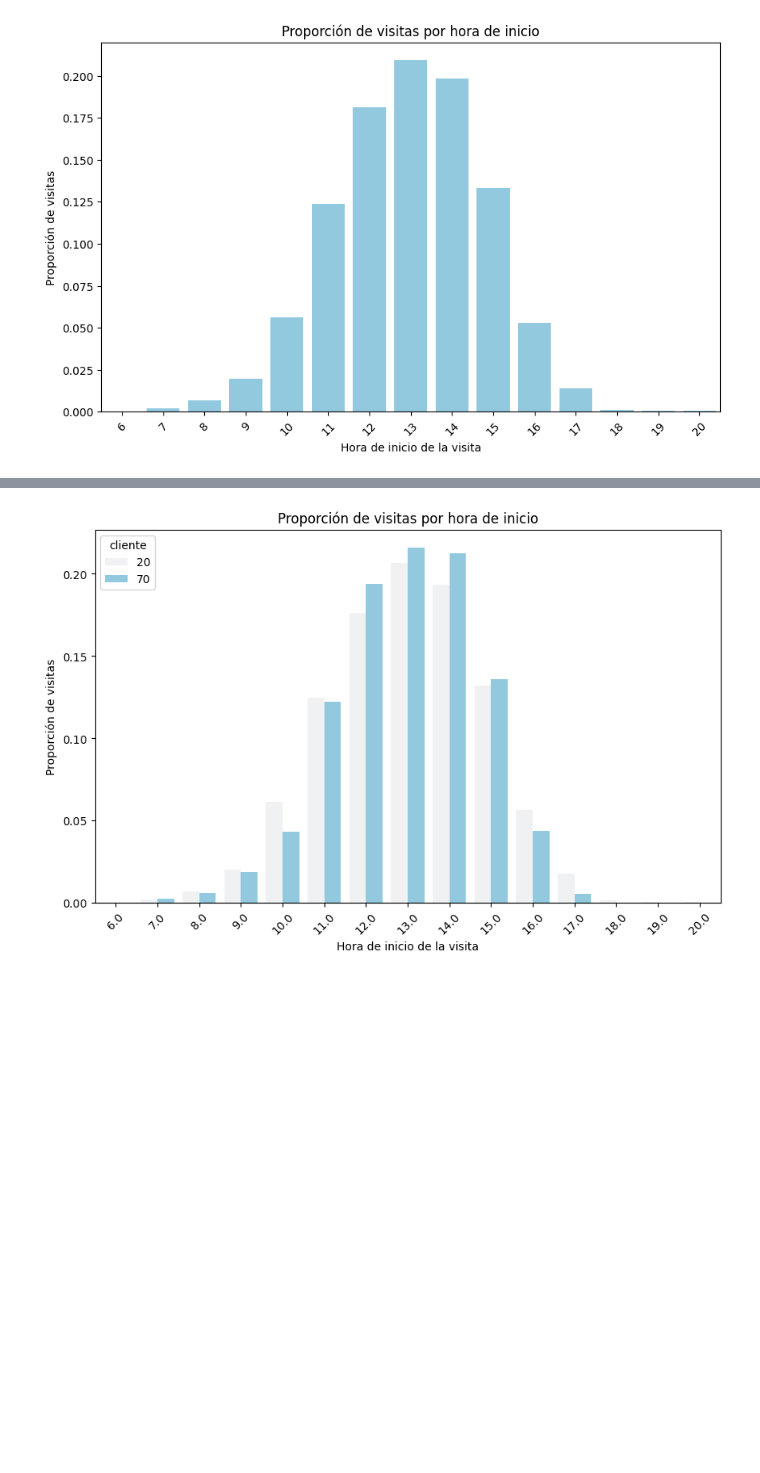
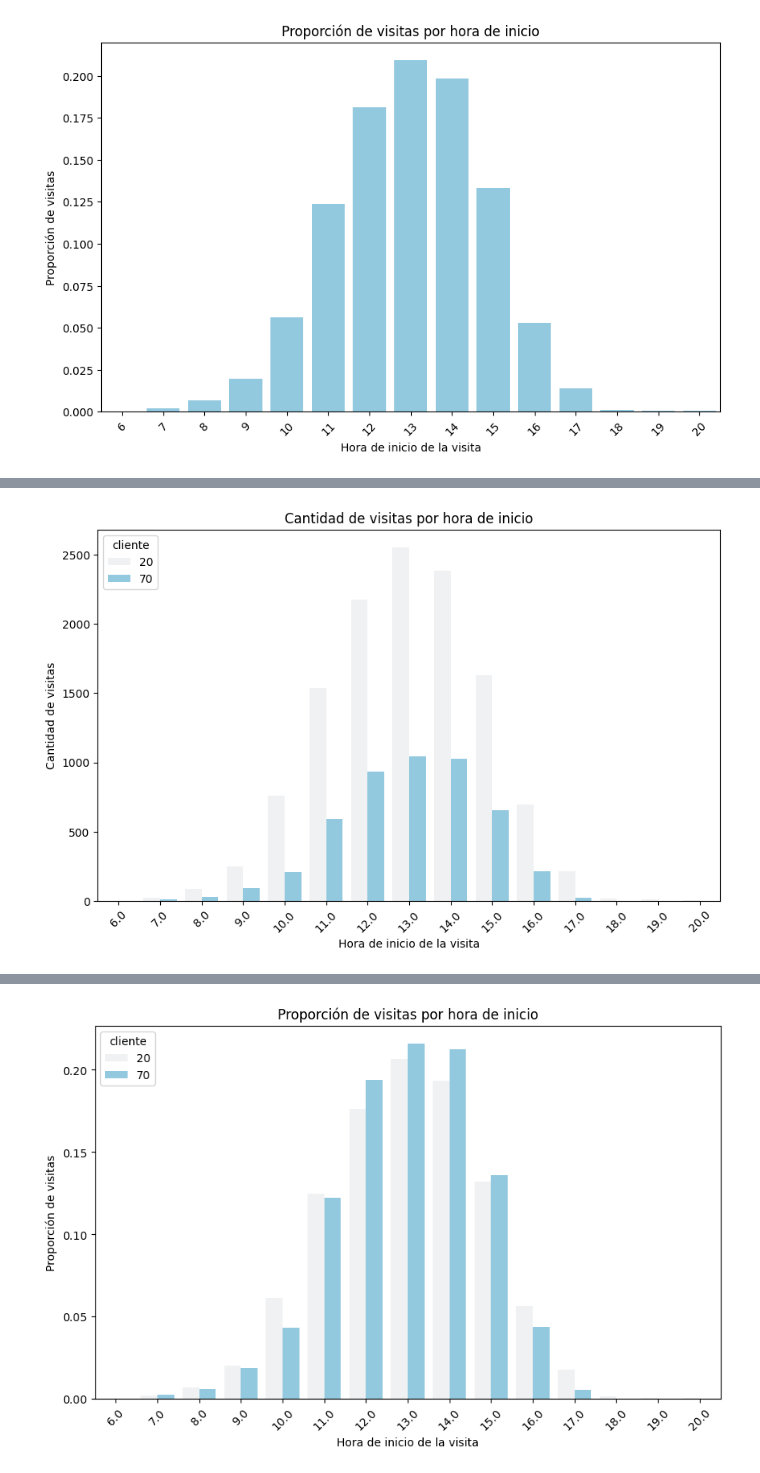
Before and after one commit to Maximo-Verdondoni/DesafioiFlow, a Jupyter notebook: Visualizaciones-Analisis temporal.ipynb, the cells around one changed output, grey strips where cells are left out. Cells and saved outputs as stored; diff of their text form; code cells hidden in the pictures; blank space fills up the shorter version.

Commit message:
Notas visualizacion

```diff
--- a/Visualizaciones-Analisis temporal.ipynb
+++ b/Visualizaciones-Analisis temporal.ipynb
@@ -526,0 +608,17 @@ merged_df_11
+# %%
+# Creamos el gráfico de barras
+plt.figure(figsize=(10,6))
+sns.barplot(x='VisitaHora_Inicio_UNICO', y='Count', hue='cliente', data=merged_df_12, color='skyblue')
+
+# Añadimos etiquetas y título
+plt.xlabel('Hora de inicio de la visita')
+plt.ylabel('Cantidad de visitas')
+plt.title('Cantidad de visitas por hora de inicio')
+
+# Rotamos las etiquetas del eje x si es necesario
+plt.xticks(rotation=45)
+
+# Mostramos el gráfico
+plt.show()
+# %% [output]
+[figure, added]
```
Also changed, not shown: parts of 26 cells of this notebook, 1 other file.
